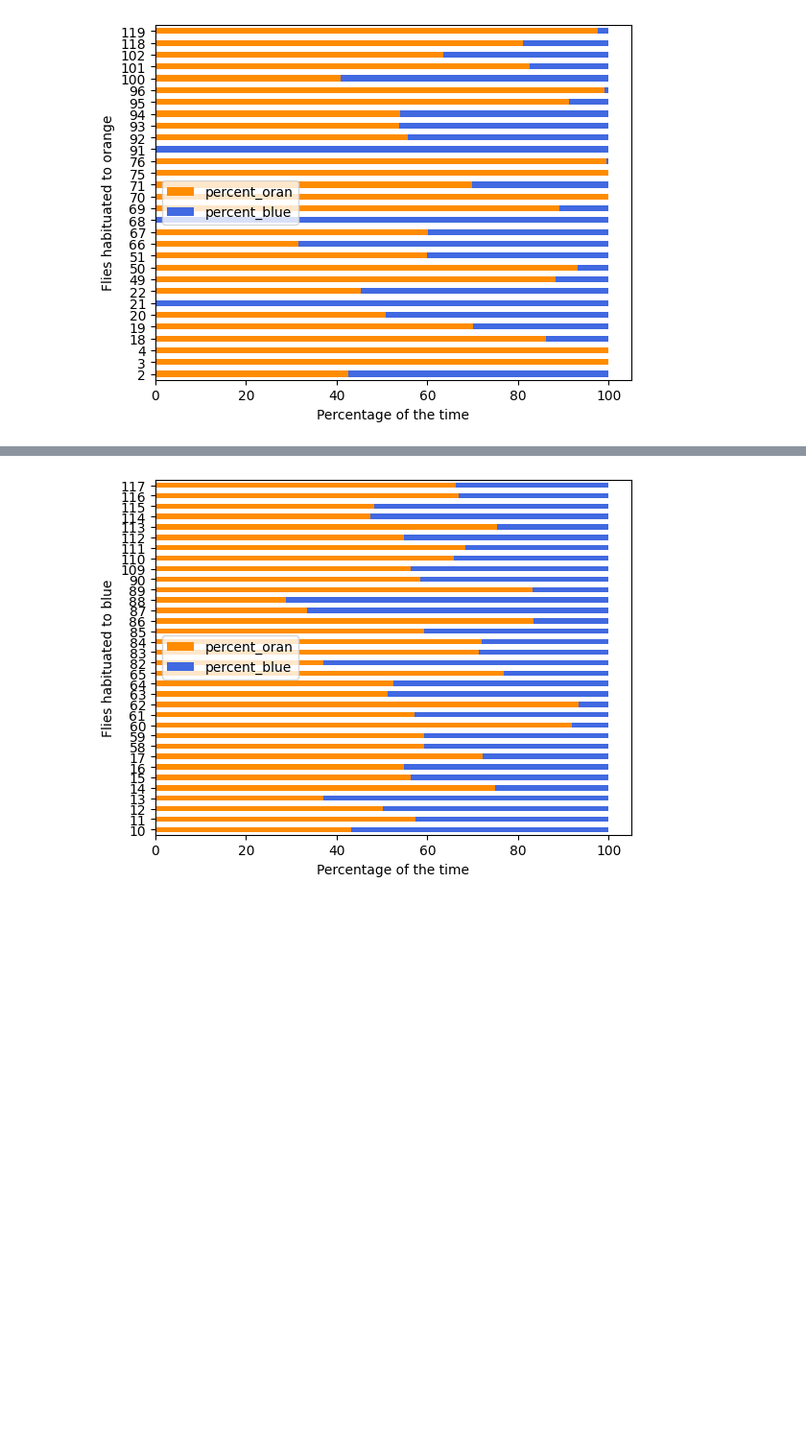
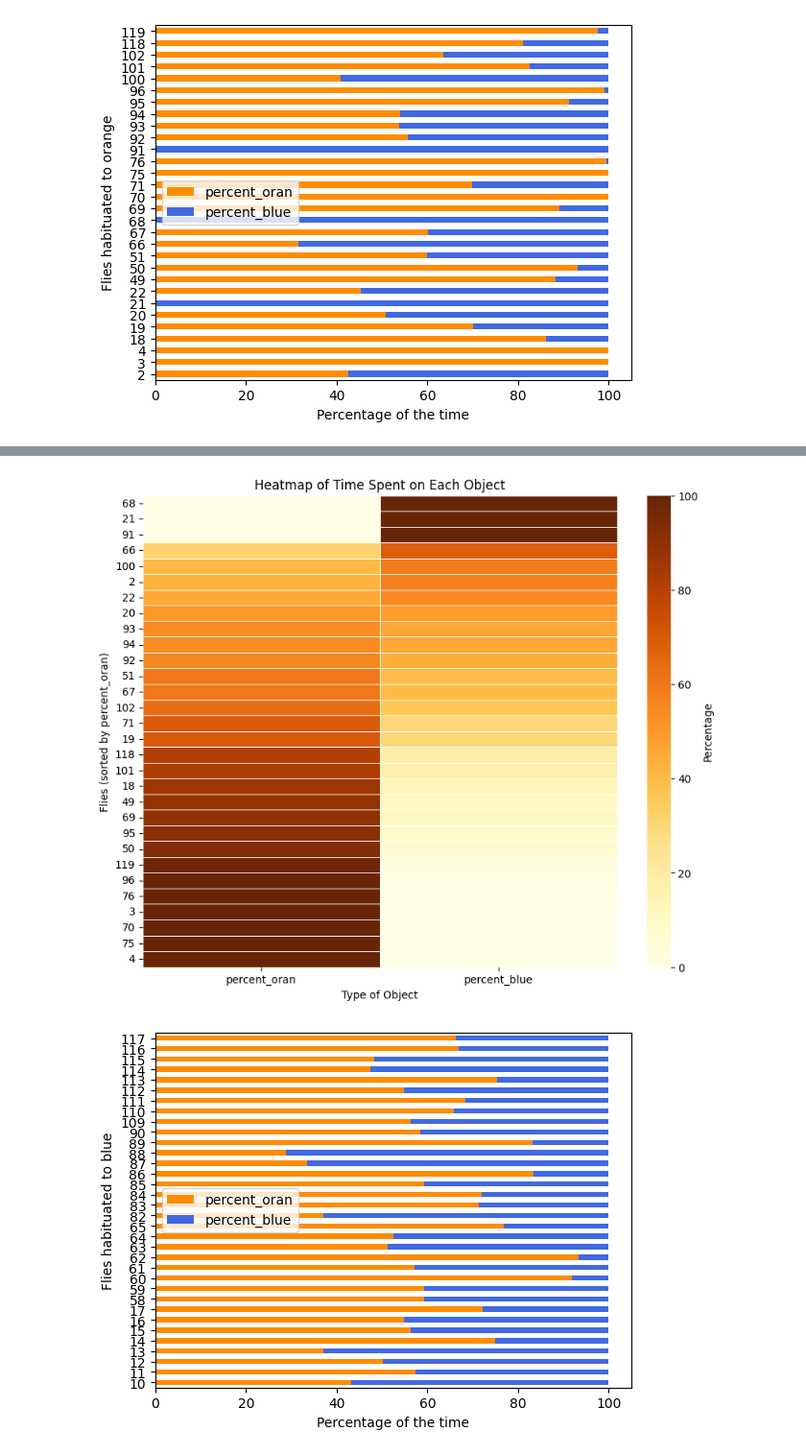
Before and after one commit to NeLy-EPFL/object_preference, a Jupyter notebook: graphs.ipynb, the cells around one changed output, grey strips where cells are left out. Shown at 96% size. Drawn from its saved outputs; the diff is of its cells as text; code cells hidden in the pictures; blank space fills up the shorter version.

```diff
--- a/graphs.ipynb
+++ b/graphs.ipynb
@@ -311,3 +337,34 @@ plt.show()
+# %%
+
+
+# Filter the DataFrame
+df_orange = df[df['habituation_cond'] == 'orange'].copy()
+
+# Calculate the total time for each row
+df_orange['total_time_food'] = df_orange['tot_time_oran'] + df_orange['tot_time_blue']
+
+# Calculate the percentage of time spent on each type of object
+df_orange['percent_oran'] = df_orange['tot_time_oran'] / df_orange['total_time_food'] * 100
+df_orange['percent_blue'] = df_orange['tot_time_blue'] / df_orange['total_time_food'] * 100
+
+# Sort the DataFrame by percent_oran (ascending order)
+df_orange_sorted = df_orange.sort_values(by='percent_oran')
+
+# Create a DataFrame for the heatmap
+heatmap_data = df_orange_sorted[['percent_oran', 'percent_blue']]
+
+# Create a heatmap
+plt.figure(figsize=(10, 8))
+sns.heatmap(heatmap_data, cmap="YlOrBr", cbar_kws={'label': 'Percentage'}, linewidths=.5)
+
+plt.xlabel('Type of Object')
+plt.ylabel('Flies (sorted by percent_oran)')
+plt.title('Heatmap of Time Spent on Each Object')
+
+# Show the plot
+plt.show()
+# %% [output]
+[figure, added]
 # %%
 # Filter the DataFrame
 df_blue = df[df['habituation_cond'] == 'blue'].copy()
```
Also changed, not shown: parts of 15 cells of this notebook.
